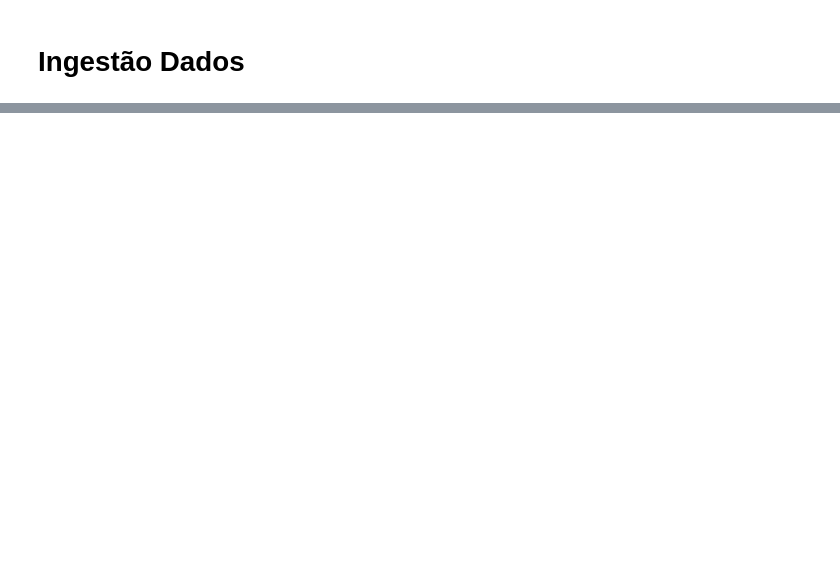
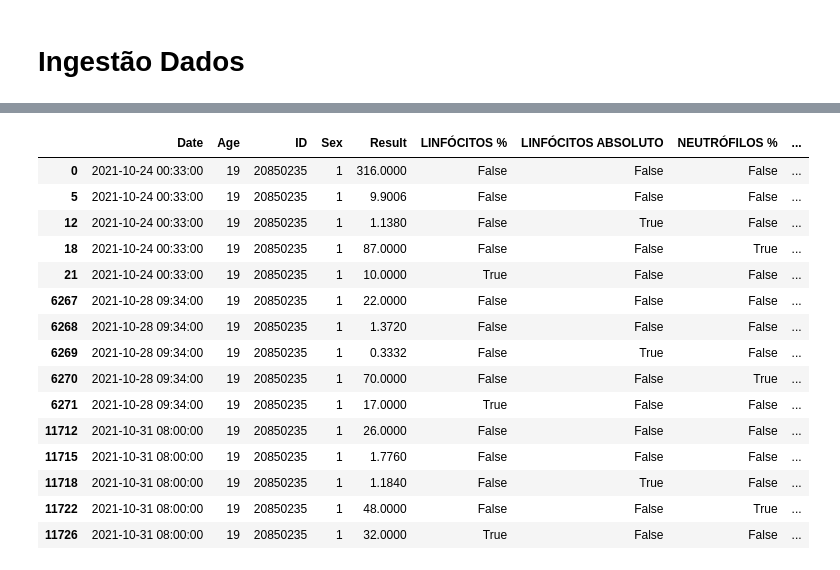
Before and after one commit to TiagoCAAmorim/generative_networks, a Jupyter notebook: A01_SyntheticData/sintese_dados.ipynb, the cells around one changed output, grey strips where cells are left out. Cells and saved outputs as stored; diff of their text form; code cells hidden in the pictures; blank space fills up the shorter version.

Commit message:
Data ingestion

```diff
--- a/A01_SyntheticData/sintese_dados.ipynb
+++ b/A01_SyntheticData/sintese_dados.ipynb
@@ -28,0 +260,3 @@ Servem apenas como uma introdução a aspectos relevantes a serem considerados n
+# %%
+df_filtered = df_clean[df_clean['Test'].isin(best_combination)]
+print(f"Data points after filter: {len(df_filtered):,}")
@@ -28,0 +269,5 @@ Servem apenas como uma introdução a aspectos relevantes a serem considerados n
+# %%
+df_one_hot = pd.get_dummies(df_filtered, columns=['Test'], prefix='t')
+# rename_dict = {'t_'+c: c for c in best_combination}
+# df_one_hot = df_one_hot.rename(columns=rename_dict)
+df_one_hot.head()
@@ -28,0 +281,4 @@ Servem apenas como uma introdução a aspectos relevantes a serem considerados n
+# %%
+for c in best_combination:
+    df_one_hot[c] = 0.
+    df_one_hot.loc[df_one_hot["t_"+c], c] = df_one_hot["Result"][df_one_hot["t_"+c]]
@@ -28,0 +304,5 @@ Servem apenas como uma introdução a aspectos relevantes a serem considerados n
+# %%
+for c in best_combination:
+    df_one_hot.loc[df_one_hot[c], c] = df_one_hot[df_one_hot[c]]['Result']
+    # df_one_hot[~df_one_hot[c]][c] = 0
+df_one_hot.head()
@@ -28,0 +316,19 @@ Servem apenas como uma introdução a aspectos relevantes a serem considerados n
+# %%
+df_one_hot[df_one_hot["ID"] == 20850235]
+# %% [output]
+|  | Date | Age | ID | Sex | Result | LINFÓCITOS % | LINFÓCITOS ABSOLUTO | NEUTRÓFILOS % | ... |
+| 0 | 2021-10-24 00:33:00 | 19 | 20850235 | 1 | 316.0000 | False | False | False | ... |
+| 5 | 2021-10-24 00:33:00 | 19 | 20850235 | 1 | 9.9006 | False | False | False | ... |
+| 12 | 2021-10-24 00:33:00 | 19 | 20850235 | 1 | 1.1380 | False | True | False | ... |
+| 18 | 2021-10-24 00:33:00 | 19 | 20850235 | 1 | 87.0000 | False | False | True | ... |
+| 21 | 2021-10-24 00:33:00 | 19 | 20850235 | 1 | 10.0000 | True | False | False | ... |
+| 6267 | 2021-10-28 09:34:00 | 19 | 20850235 | 1 | 22.0000 | False | False | False | ... |
+| 6268 | 2021-10-28 09:34:00 | 19 | 20850235 | 1 | 1.3720 | False | False | False | ... |
+| 6269 | 2021-10-28 09:34:00 | 19 | 20850235 | 1 | 0.3332 | False | True | False | ... |
+| 6270 | 2021-10-28 09:34:00 | 19 | 20850235 | 1 | 70.0000 | False | False | True | ... |
+| 6271 | 2021-10-28 09:34:00 | 19 | 20850235 | 1 | 17.0000 | True | False | False | ... |
+| 11712 | 2021-10-31 08:00:00 | 19 | 20850235 | 1 | 26.0000 | False | False | False | ... |
+| 11715 | 2021-10-31 08:00:00 | 19 | 20850235 | 1 | 1.7760 | False | False | False | ... |
+| 11718 | 2021-10-31 08:00:00 | 19 | 20850235 | 1 | 1.1840 | False | True | False | ... |
+| 11722 | 2021-10-31 08:00:00 | 19 | 20850235 | 1 | 48.0000 | False | False | True | ... |
+| 11726 | 2021-10-31 08:00:00 | 19 | 20850235 | 1 | 32.0000 | True | False | False | ... |
```
Also changed, not shown: parts of 28 cells of this notebook.
